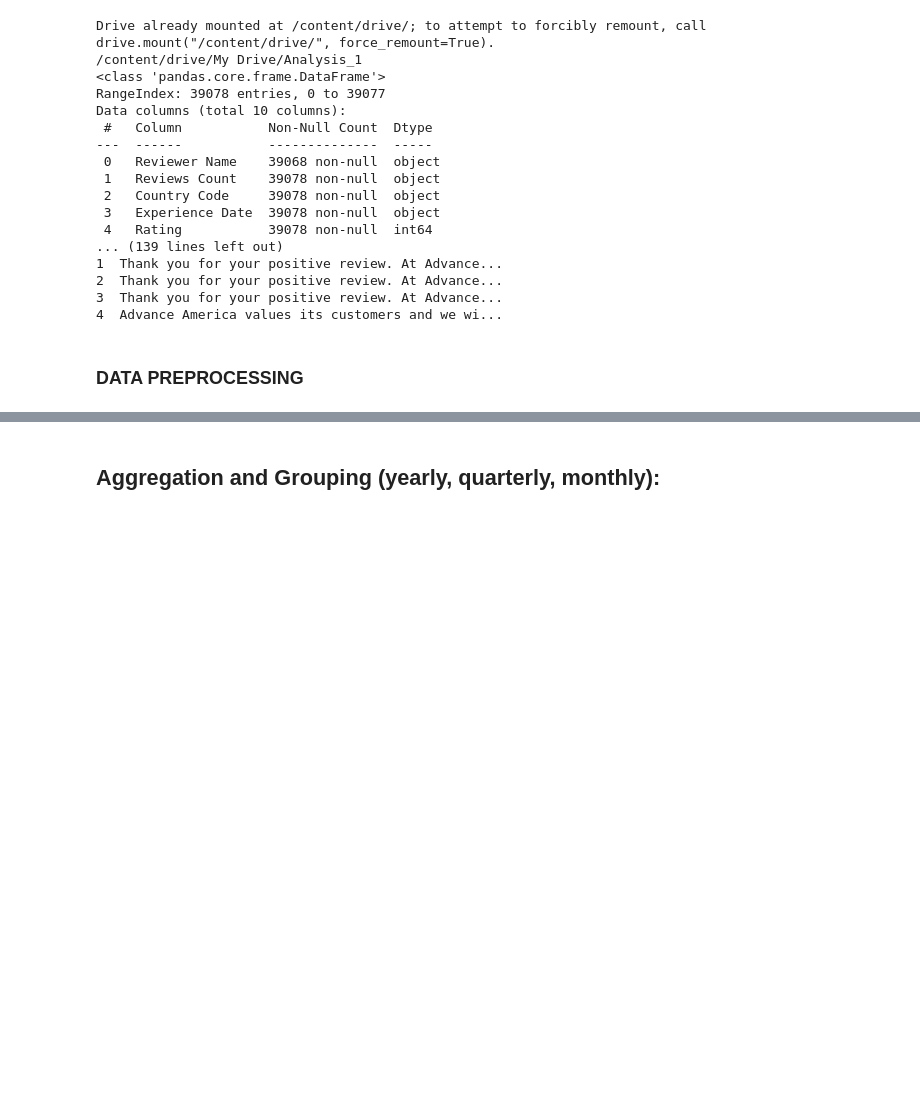
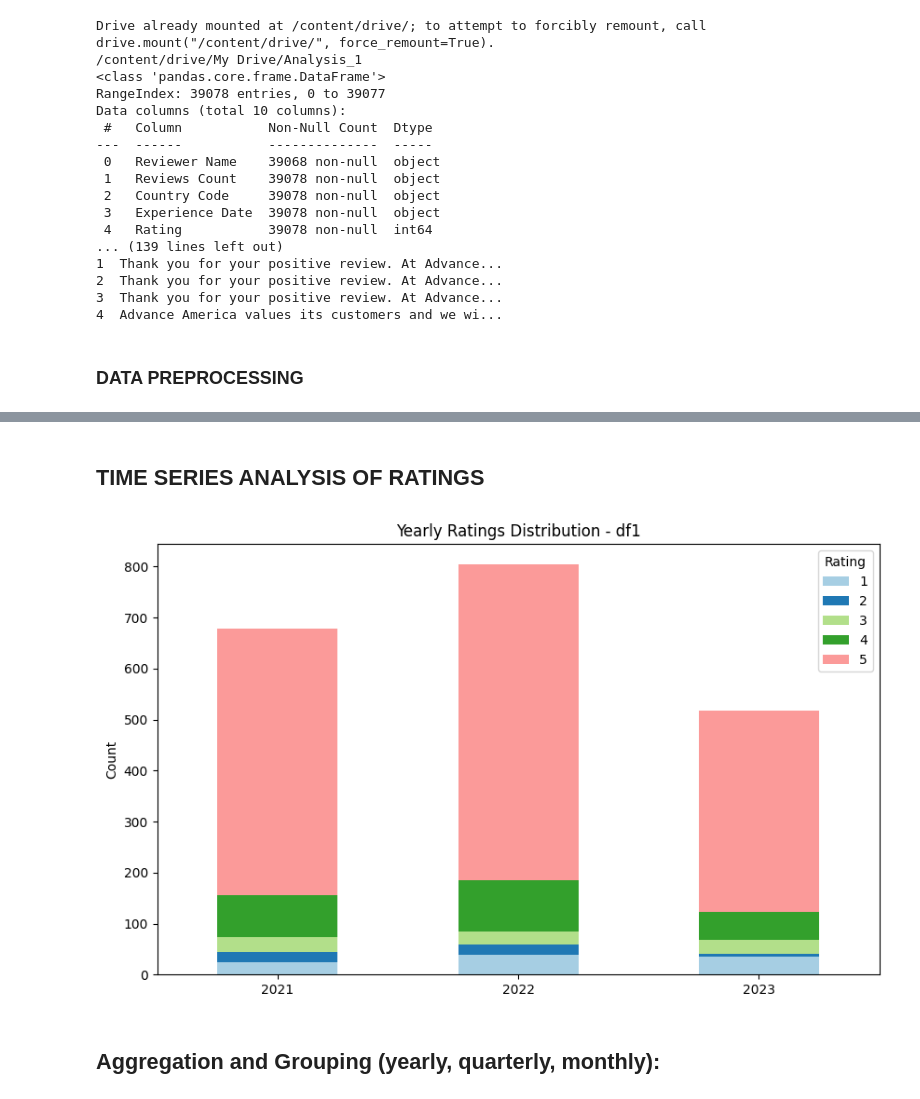
Before and after one commit to arifaygun/CustomerEye, a Jupyter notebook: Company_Reviews(3).ipynb, the cells around one changed output, grey strips where cells are left out. Drawn from its saved outputs; the diff is of its cells as text; code cells hidden in the pictures; blank space fills up the shorter version.

```diff
--- a/Company_Reviews(3).ipynb
+++ b/Company_Reviews(3).ipynb
@@ -351,12 +146,0 @@ print(missing_values)
-# %%
-# Drop rows with missing values in specific columns
-df.dropna(subset=['Reviewer Name', 'Experience Date', 'Rating', 'Review Date', 'Review Title', 'Review Text'], inplace=True)
-# %%
-# Add a new column with country names
-df['Country Name'] = df['Country Code'].apply(lambda code: pycountry.countries.get(alpha_2=code).name if pycountry.countries.get(alpha_2=code) else None)
-
-# Replace the existing 'Country Name' column with the updated one
-df['Country Name'] = df['Country Name']
-
-# Display the updated DataFrame
-df.head().T
@@ -445 +200,36 @@ plt.show()
+# %% [markdown]
+## TIME SERIES  ANALYSIS OF RATINGS
+# %%
+import matplotlib.pyplot as plt
+import seaborn as sns
+
+# Assuming sampled_df1 is your dataframe with the 'Year' column
+
+# Count the occurrences of each rating for each year
+yearly_rating_counts = sampled_df1.groupby(['Year', 'Rating']).size().unstack(fill_value=0)
+
+# Create a figure with a single subplot for the vertical stacked bar chart
+fig, ax = plt.subplots(1, 1, figsize=(10, 6))
+
+# Set Seaborn color palette to "Paired"
+sns.set_palette("Paired")
+
+# Plot vertical stacked bars for each rating
+yearly_rating_counts.plot(kind='bar', stacked=True, ax=ax)
+
+# Set labels and title
+ax.set_xlabel('')
+ax.set_ylabel('Count')
+ax.set_title('Yearly Ratings Distribution - df1')
+
+# Remove decimals in the x-axis labels
+ax.xaxis.set_major_locator(plt.MaxNLocator(integer=True))
+
+# Rotate x-axis labels to be horizontal
+plt.setp(ax.get_xticklabels(), rotation=0, ha="center")
+
+# Show the vertical stacked bar chart
+plt.show()
+# %% [output]
+[figure, added]
 # %%
```
Also changed, not shown: parts of 22 cells of this notebook.
